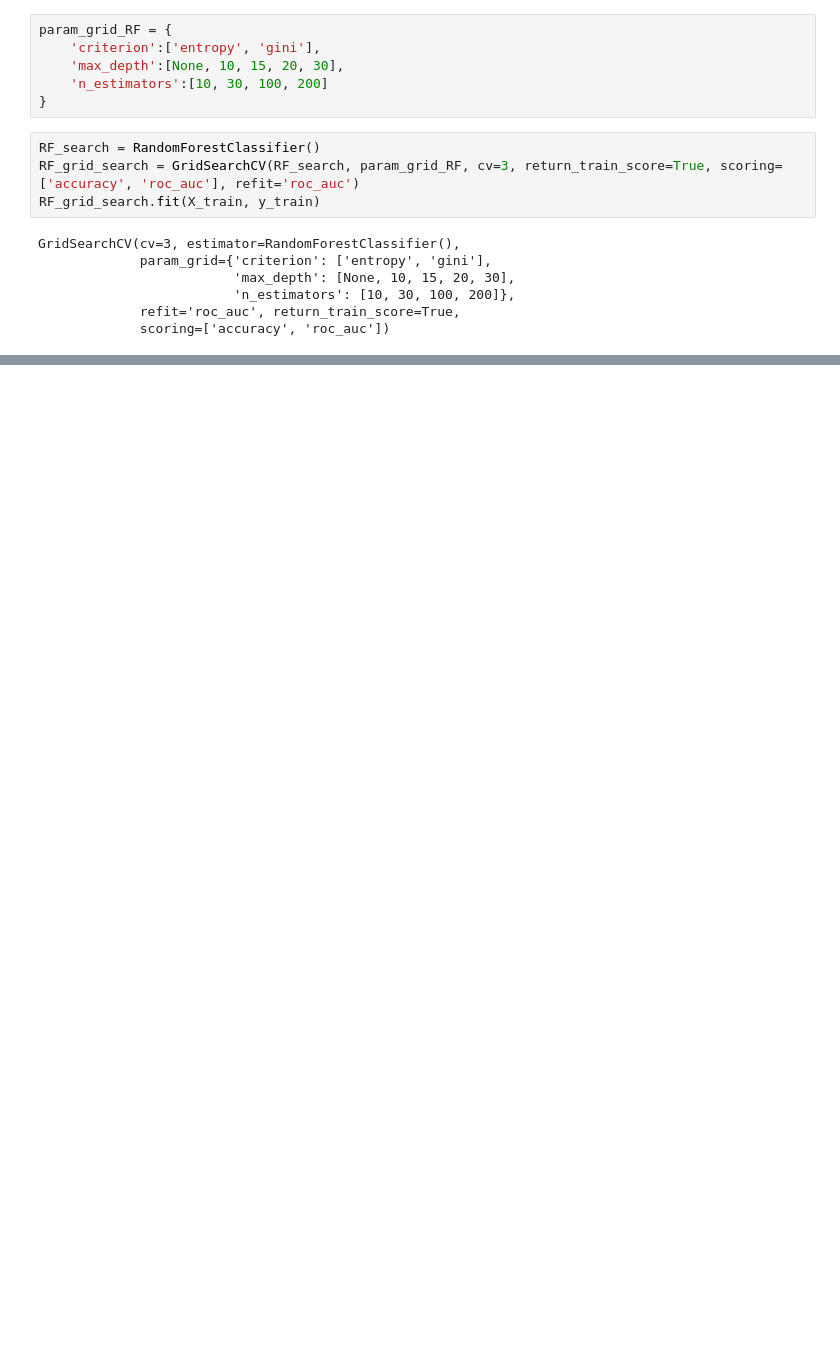
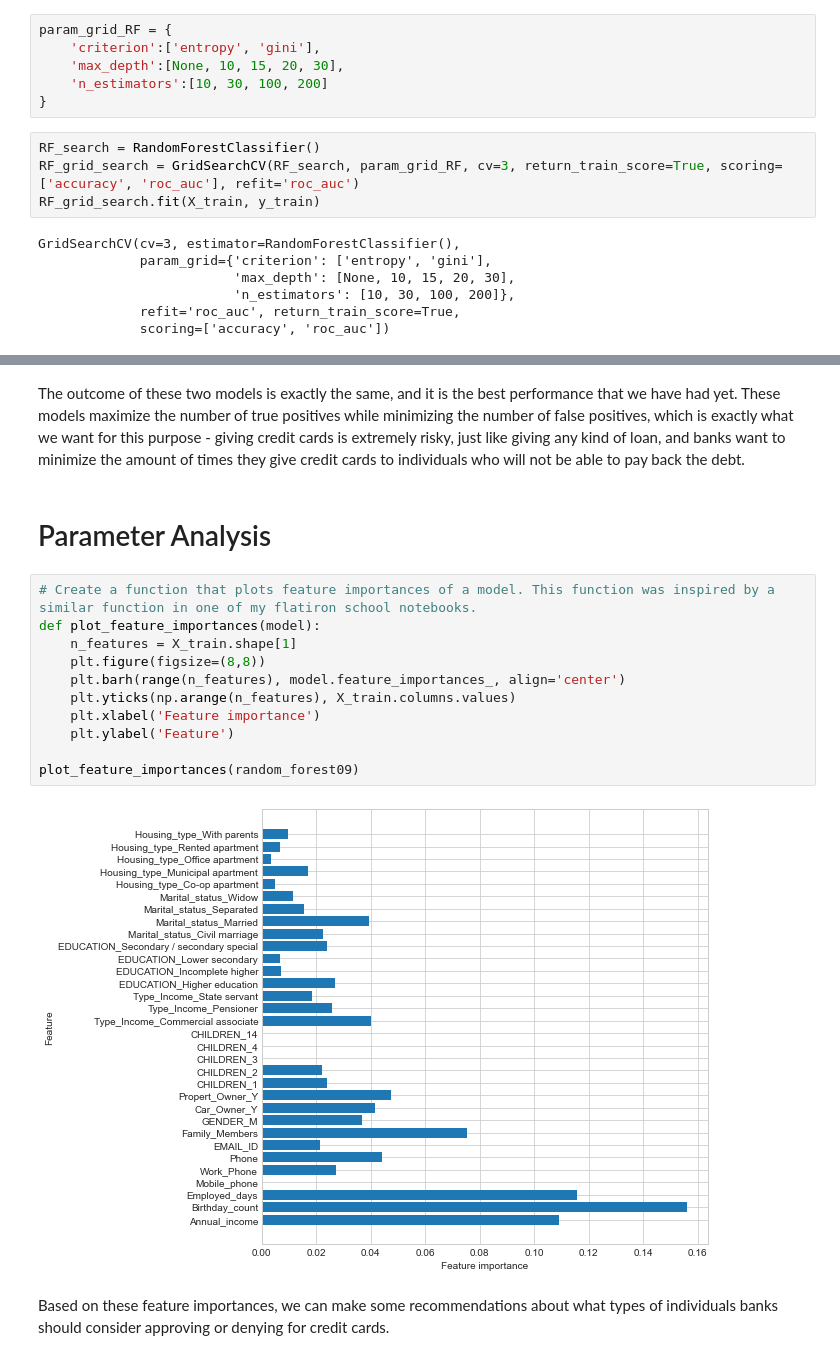
Before and after one commit to Davidkeebler/Credit_Card_Approvals_and_Denials_Prediction, a Jupyter notebook: Untitled.ipynb, the cells around one changed output, grey strips where cells are left out. Drawn from its saved outputs; the diff is of its cells as text; blank space fills up the shorter version.

```diff
--- a/Untitled.ipynb
+++ b/Untitled.ipynb
@@ -820,0 +834,19 @@ ax3.legend()
+# %% [markdown]
+The outcome of these two models is exactly the same, and it is the best performance that we have had yet. These models maximize the number of true positives while minimizing the number of false positives, which is exactly what we want for this purpose - giving credit cards is extremely risky, just like giving any kind of loan, and banks want to minimize the amount of times they give credit cards to individuals who will not be able to pay back the debt.
+# %% [markdown]
+# Parameter Analysis
+# %%
+# Create a function that plots feature importances of a model. This function was inspired by a similar function in one of my flatiron school notebooks.
+def plot_feature_importances(model):
+    n_features = X_train.shape[1]
+    plt.figure(figsize=(8,8))
+    plt.barh(range(n_features), model.feature_importances_, align='center')
+    plt.yticks(np.arange(n_features), X_train.columns.values)
+    plt.xlabel('Feature importance')
+    plt.ylabel('Feature')
+
+plot_feature_importances(random_forest09)
+# %% [output]
+[figure, added]
+# %% [markdown]
+Based on these feature importances, we can make some recommendations about what types of individuals banks should consider approving or denying for credit cards.
```
Also changed, not shown: parts of 19 cells of this notebook.
